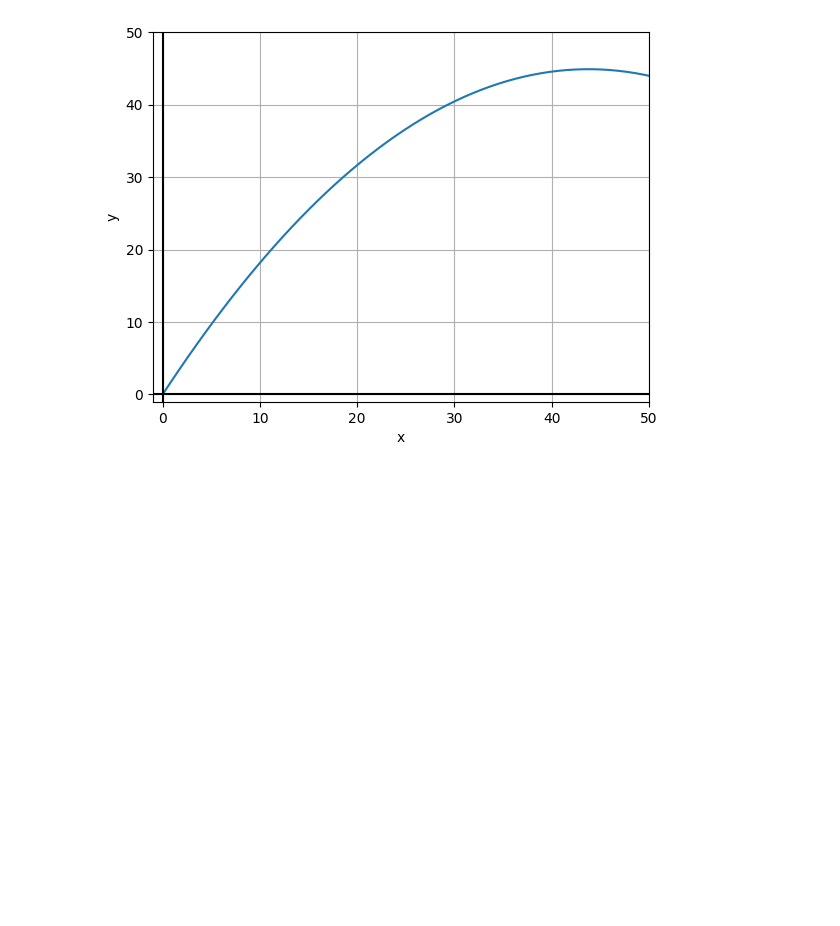
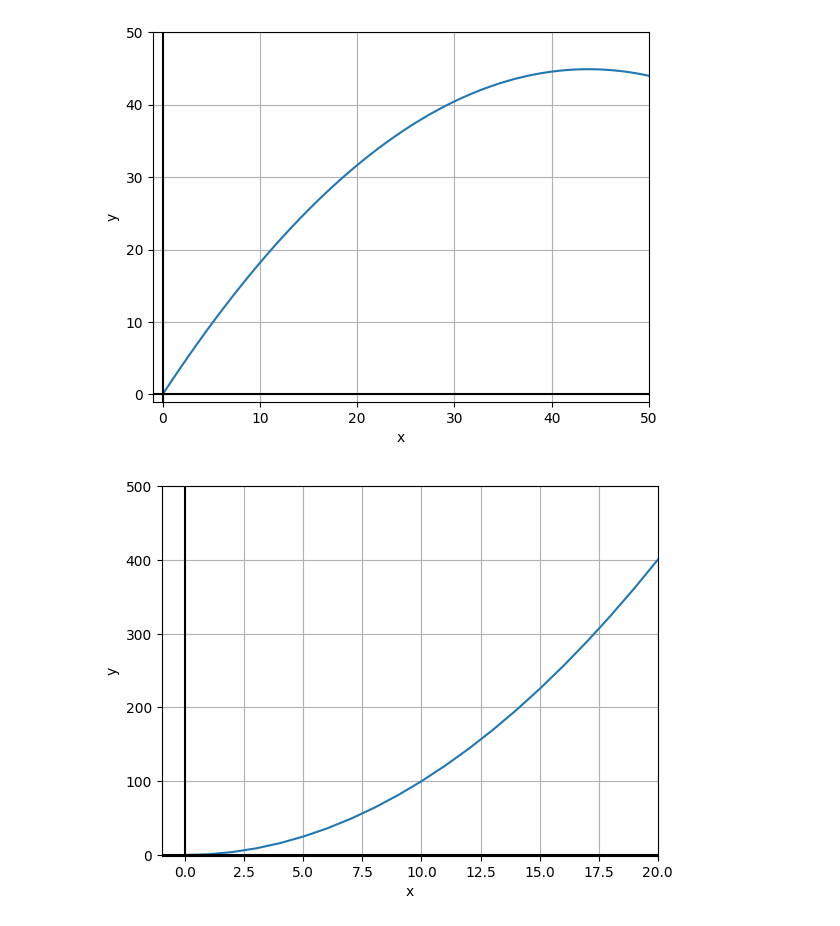
Before and after one commit to NSP2007/tareas-MatechoApli, a Jupyter notebook: TallerYReto.ipynb, the cells around one changed output. Saved outputs shown, nothing was run; the diff lists cells and outputs as text; code cells hidden in the pictures; blank space fills up the shorter version.

```diff
--- a/TallerYReto.ipynb
+++ b/TallerYReto.ipynb
@@ -29,3 +28,26 @@ plt.ylim(-1,50)
 plt.show()
 # %% [output]
 [figure]
+# %%
+# @title Texto de título predeterminado
+n = 2 # @param {"type":"slider","min":1,"max":10,"step":1}
+import numpy as np
+import matplotlib.pyplot as plt
+
+def f(x):
+  return x**n
+
+x = np.linspace(0,1000,1000)
+y = f(x)
+
+plt.plot(x, y)
+plt.grid()
+plt.xlabel("x")
+plt.ylabel("y")
+plt.axhline(y=0, color='k')
+plt.axvline(x=0, color='k')
+plt.xlim(-1,20)
+plt.ylim(-1,500)
+plt.show()
+# %% [output]
+[figure, added]
```
Also changed, not shown: parts of 1 cell of this notebook.
